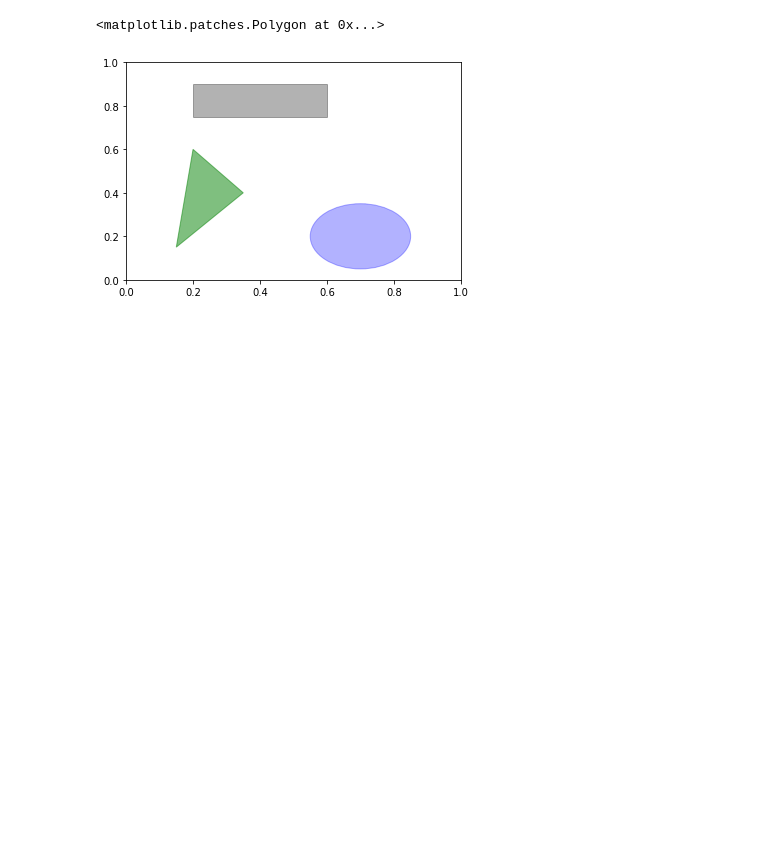
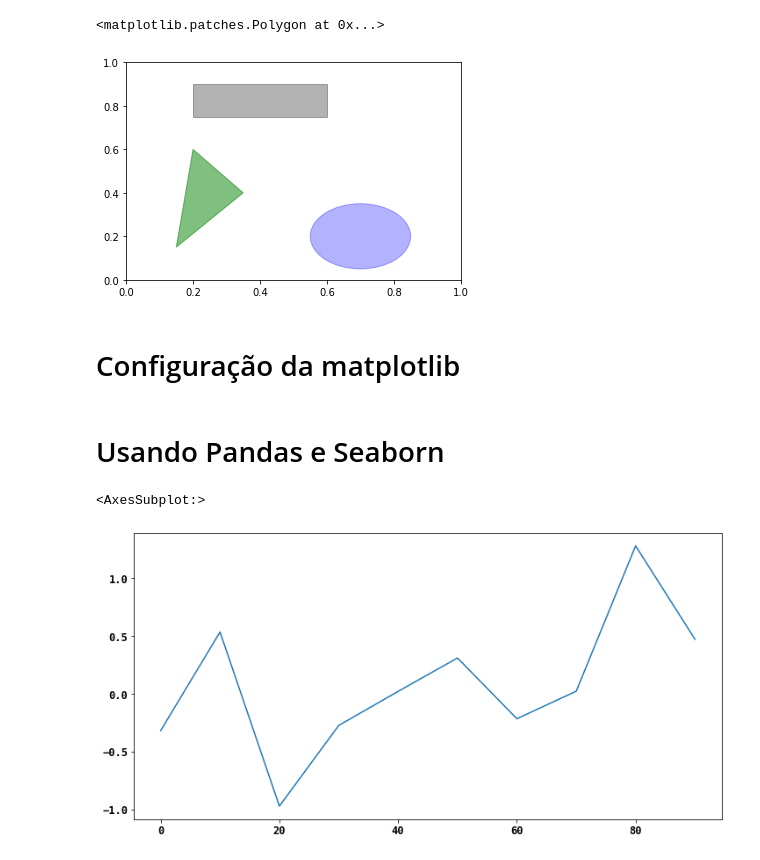
Before and after one commit to jayr0n/AnalysesStudiesandPlots, a Jupyter notebook: plotagem.ipynb, the cells around one changed output. Saved outputs shown, nothing was run; the diff lists cells and outputs as text; code cells hidden in the pictures; blank space fills up the shorter version.

```diff
--- a/plotagem.ipynb
+++ b/plotagem.ipynb
@@ -139,3 +156,24 @@ ax.add_patch(pgon)
 # %% [output]
 <matplotlib.patches.Polygon at 0x...>
 [figure]
+# %% [markdown]
+# Configuração da matplotlib
+# %%
+# Alterando o padrão do tamanho para todas as figuras
+plt.rc('figure', figsize=(12,6))
+# %%
+# Alterando o tamanho e cor da fonte
+font_options = {'family' : 'monospace',
+                'weight' : 'bold',
+                'size' : 12}
+
+plt.rc('font', **font_options)
+# %% [markdown]
+# Usando Pandas e Seaborn
+# %%
+s = pd.Series(np.random.randn(10).cumsum(), index=np.arange(0,100,10))
+
+s.plot()
+# %% [output]
+<AxesSubplot:>
+[figure, added]
```
Also changed, not shown: parts of 15 cells of this notebook.
